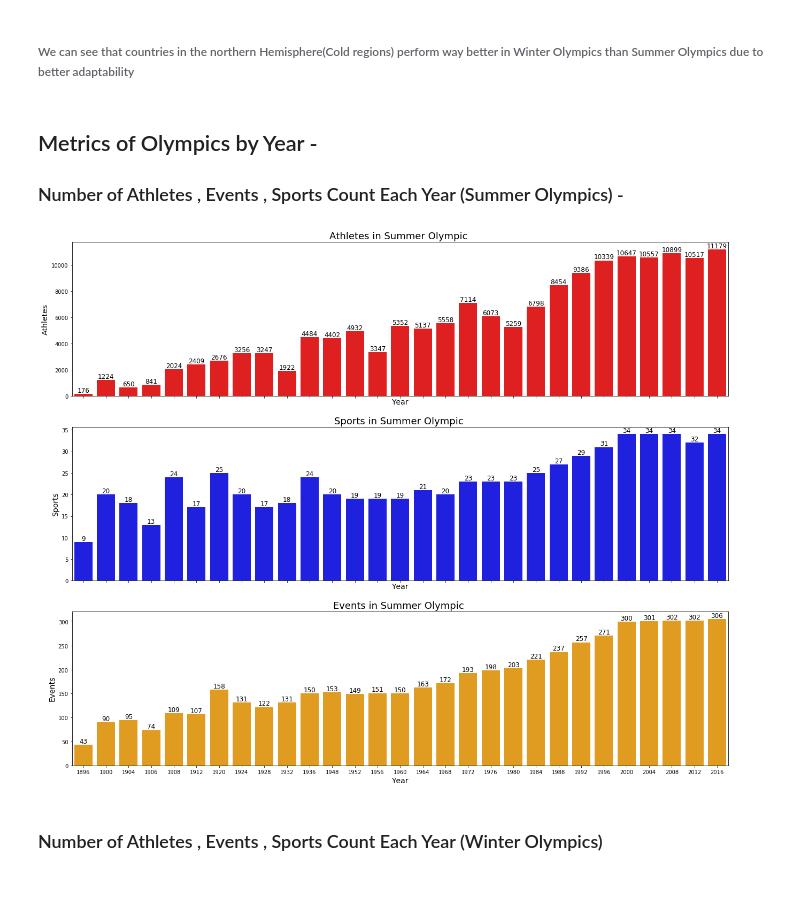
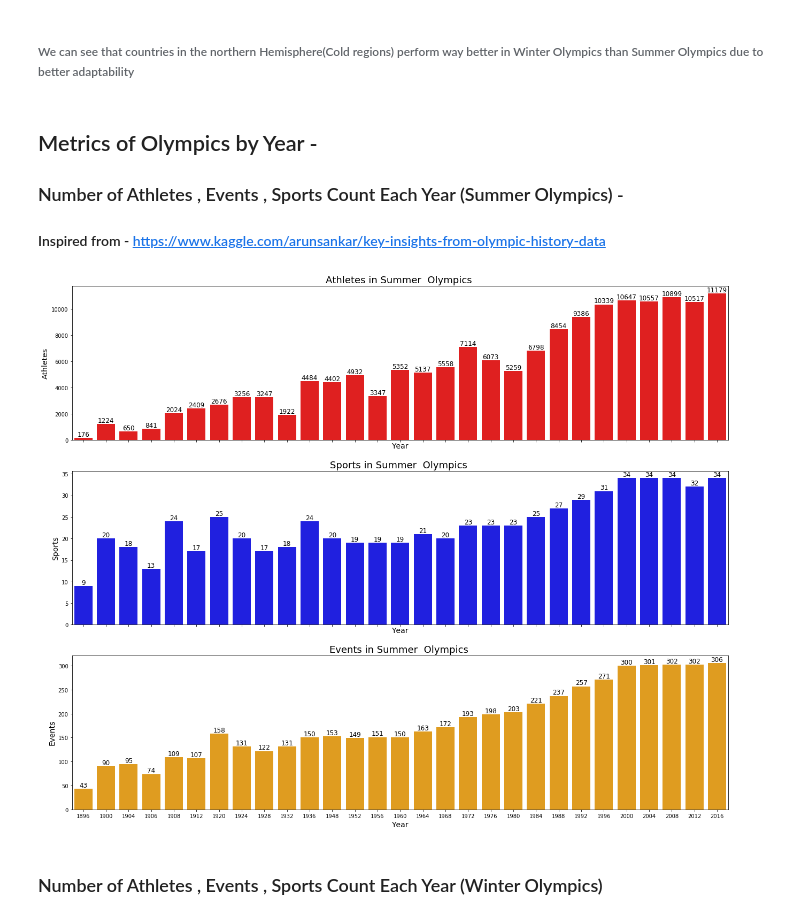
Before and after one commit to jrajath94/final_projects, a Jupyter notebook: Final Submission - Olympics.ipynb, the cells around one changed output. Saved outputs shown, nothing was run; the diff lists cells and outputs as text; code cells hidden in the pictures; blank space fills up the shorter version.

```diff
--- a/Final Submission - Olympics.ipynb
+++ b/Final Submission - Olympics.ipynb
@@ -128,9 +127,10 @@ top_10_countries_winter(player)
 # %% [markdown]
 ## Metrics of Olympics by Year -
 ### Number of Athletes , Events , Sports Count Each Year  (Summer Olympics) -
+#### Inspired from - https://www.kaggle.com/arunsankar/key-insights-from-olympic-history-data
-# %%
-athletes_summer(olympics)
-# %% [output]
-[figure, removed]
+# %%
+athletes_edition(olympics,'Summer')
+# %% [output]
+[figure, added]
 # %% [markdown]
 ### Number of Athletes , Events , Sports Count Each Year  (Winter Olympics)
```
Also changed, not shown: parts of 16 cells of this notebook, 3 other files.
